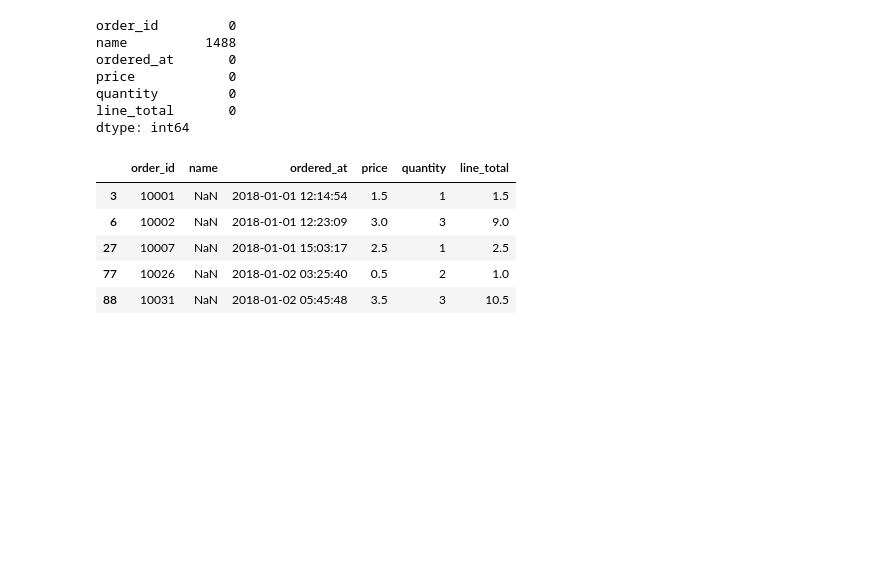
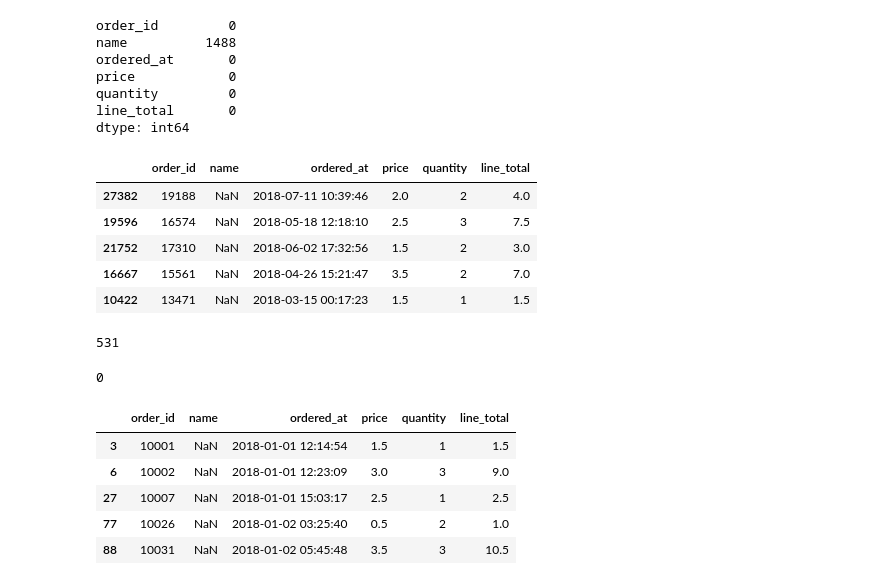
Before and after one commit to adamnguyenitvn/bigdata_labs_2019, a Jupyter notebook: Lab2/1652599.ipynb, the cells around one changed output. Cells and saved outputs as stored; diff of their text form; code cells hidden in the pictures; blank space fills up the shorter version.

```diff
--- a/Lab2/1652599.ipynb
+++ b/Lab2/1652599.ipynb
@@ -102,3 +102,12 @@ price            0
 quantity         0
 line_total       0
 dtype: int64
+# %%
+df[df["name"].isnull()].sample(5)
+# %% [output]
+|  | order_id | name | ordered_at | price | quantity | line_total |
+| 27382 | 19188 | NaN | 2018-07-11 10:39:46 | 2.0 | 2 | 4.0 |
+| 19596 | 16574 | NaN | 2018-05-18 12:18:10 | 2.5 | 3 | 7.5 |
+| 21752 | 17310 | NaN | 2018-06-02 17:32:56 | 1.5 | 2 | 3.0 |
+| 16667 | 15561 | NaN | 2018-04-26 15:21:47 | 3.5 | 2 | 7.0 |
+| 10422 | 13471 | NaN | 2018-03-15 00:17:23 | 1.5 | 1 | 1.5 |
@@ -104,0 +116,4 @@ dtype: int64
+# %%
+df.duplicated().sum()
+# %% [output]
+531
@@ -105,3 +122,7 @@ dtype: int64
+# %%
+df.duplicated().sum()
+# %% [output]
+0
 # %%
 df[df['name'].isnull()].head()
 # %% [output]
```
Also changed, not shown: parts of 8 cells of this notebook.
